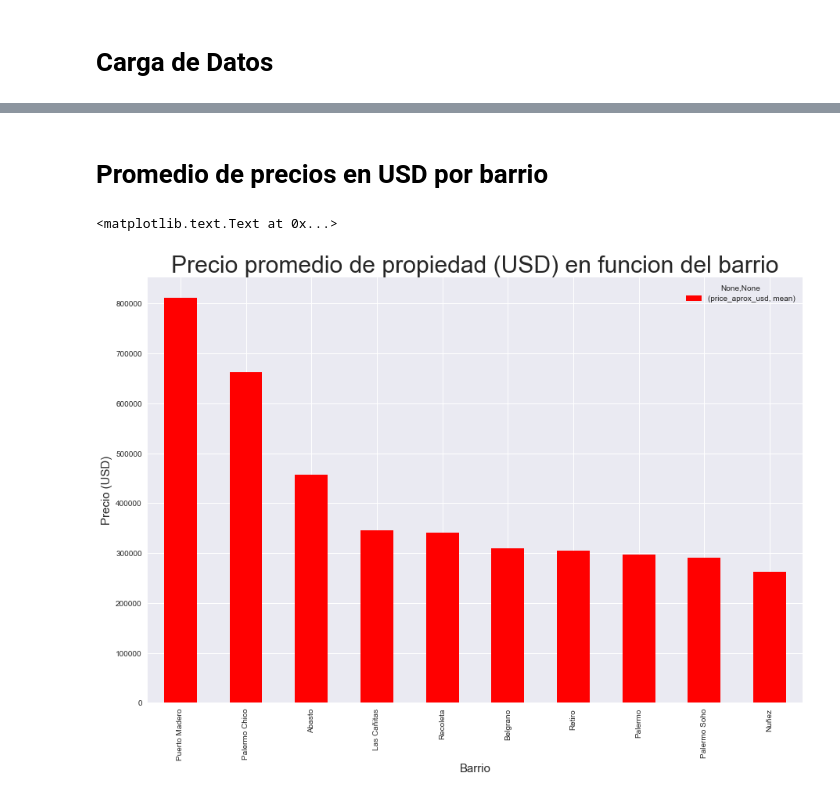
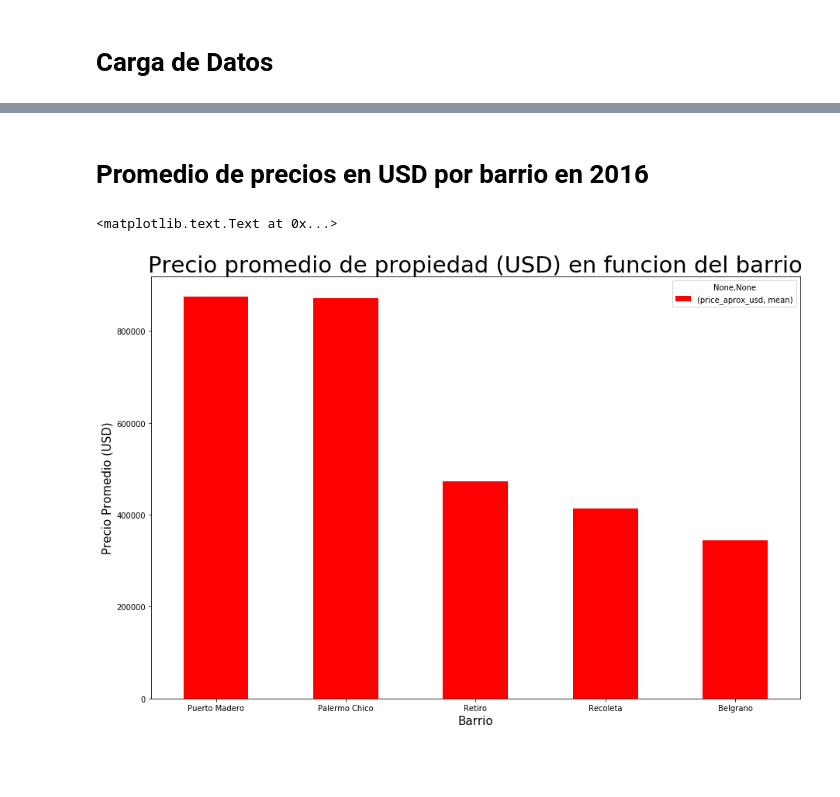
Before and after one commit to nicolaslongo/datos-TP1, a Jupyter notebook: Prop en venta 1er semestre 2016.ipynb, the cells around one changed output, grey strips where cells are left out. Cells and saved outputs as stored; diff of their text form; code cells hidden in the pictures; blank space fills up the shorter version.

```diff
--- a/Prop en venta 1er semestre 2016.ipynb
+++ b/Prop en venta 1er semestre 2016.ipynb
@@ -19,15 +66,16 @@ semestre = pd.concat([enero, febrero, marzo, abril, mayo, junio])
 # %% [markdown]
-# Promedio de precios en USD por barrio
+# Promedio de precios en USD por barrio en 2016
 # %%
-#Promedio para enero
-sem_pr = semestre.loc[semestre.state_name.str.contains('Capital Federal') & (semestre.place_name.str.contains('Capital Federal') == False) \
-                   ,['place_name', 'price_aprox_usd']].groupby('place_name').agg([np.mean,np.size])
-sem_pr = sem_pr.loc[sem_pr[('price_aprox_usd', 'size')]>100,:].sort_values(('price_aprox_usd', 'mean'), ascending = False).head(10)
-sem_pr.drop([('price_aprox_usd', 'size')], axis = 1, inplace=True)
-fig = sem_pr.plot(kind='bar', figsize =(15,10), color='r')
-fig.set_title('Precio promedio de propiedad (USD) en funcion del barrio', size = 30)
-fig.set_xlabel('Barrio', size = 15)
-fig.set_ylabel('Precio (USD)', size = 15)
+_2016_pr = _2016.loc[_2016.state_name.str.contains('Capital Federal') & (_2016.place_name.str.contains('Capital Federal') == False) \
+                   ,['place_name', 'price_aprox_usd']]
+_2016_pr.dropna(inplace=True)
+_2016_pr = _2016_pr.groupby('place_name').agg([np.mean,np.size])
+_2016_pr = _2016_pr.loc[_2016_pr[('price_aprox_usd', 'size')]>100,:].sort_values(('price_aprox_usd', 'mean'), ascending = False).head(5)
+_2016_pr.drop([('price_aprox_usd', 'size')], axis = 1, inplace=True)
+fig3 = _2016_pr.plot(kind='bar', figsize =(15,10), color='r', rot = 0)
+fig3.set_title('Precio promedio de propiedad (USD) en funcion del barrio', size = 29)
+fig3.set_xlabel('Barrio', size = 15)
+fig3.set_ylabel('Precio Promedio (USD)', size = 15)
 # %% [output]
 <matplotlib.text.Text at 0x...>
-[figure, old version]
+[figure, new version]
```
Also changed, not shown: parts of 7 cells of this notebook.
